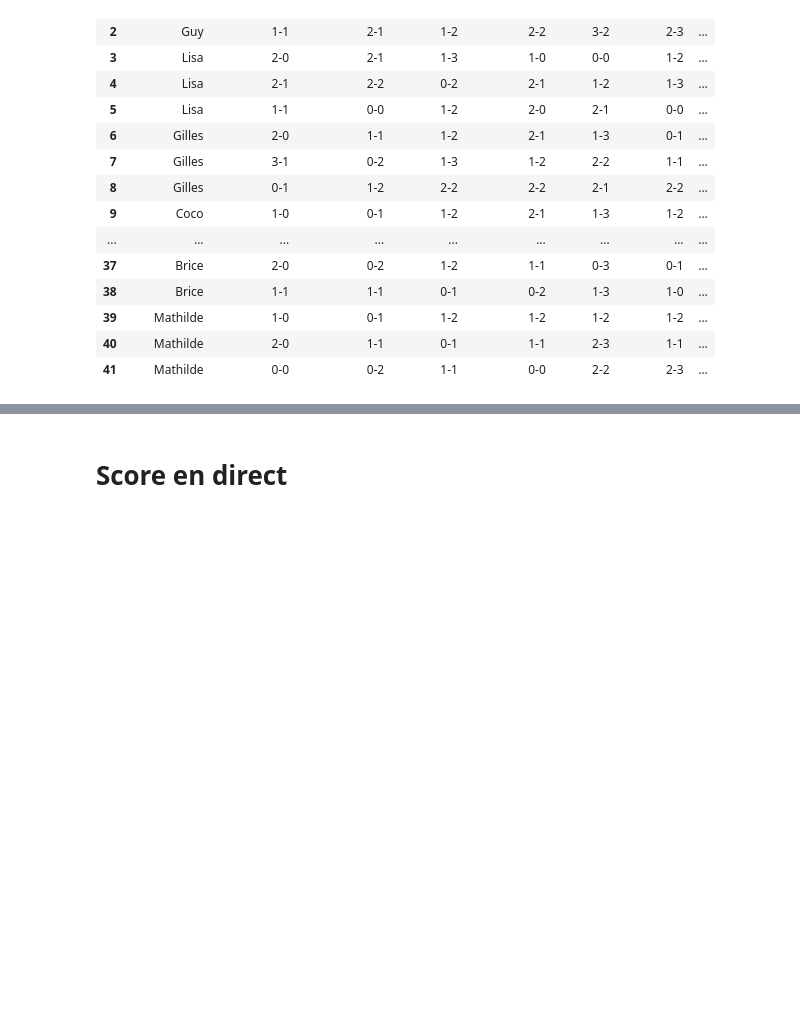
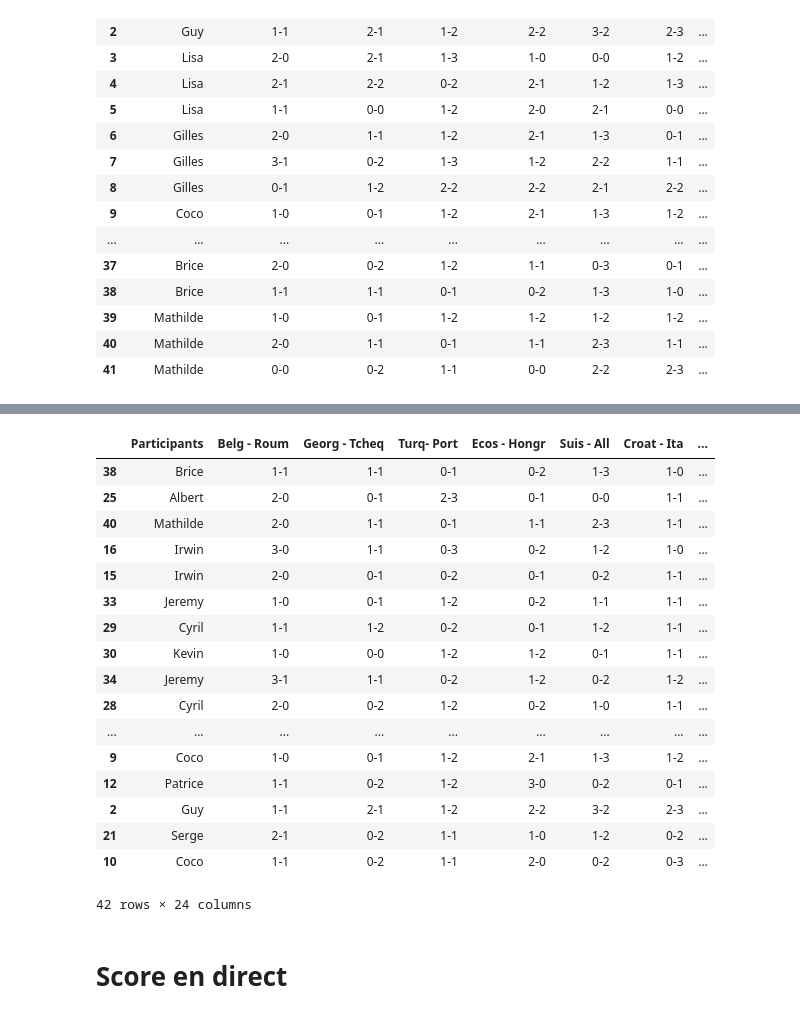
Before and after one commit to coraliegrobel/Classement, a Jupyter notebook: test2.ipynb, the cells around one changed output, grey strips where cells are left out. Saved outputs shown, nothing was run; the diff lists cells and outputs as text; code cells hidden in the pictures; blank space fills up the shorter version.

```diff
--- a/test2.ipynb
+++ b/test2.ipynb
@@ -130,3 +132,10 @@ df[affichage].sort_values("total_score", ascending = False)
 | 2 | Guy | 1-1 | 2-1 | 1-2 | 2-2 | 3-2 | 2-3 | ... |
 | 21 | Serge | 2-1 | 0-2 | 1-1 | 1-0 | 1-2 | 0-2 | ... |
 | 10 | Coco | 1-1 | 0-2 | 1-1 | 2-0 | 0-2 | 0-3 | ... |
+# %%
+
+aff = ['Participants', 'Belg - Roum', 'Georg - Tcheq', 'Turq- Port',
+       'Ecos - Hongr', 'Suis - All', 'Croat - Ita', 'Alban - Esp',
+       'Dan - Serb', 'Angl - Slo', 'Fra - Pol', 'Pays-B - Autri','Belg - Roum points', 'Georg - Tcheq points', 'Turq- Port points',
+       'Ecos - Hongr points', 'Suis - All points', 'Croat - Ita points', 'Alban - Esp points',
+       'Dan - Serb points', 'Angl - Slo points', 'Fra - Pol points', 'Pays-B - Autri points', "total_score"]
@@ -133,3 +144,24 @@ df[affichage].sort_values("total_score", ascending = False)
+# %%
+df[aff].sort_values("total_score", ascending = False)
+# %% [output]
+|  | Participants | Belg - Roum | Georg - Tcheq | Turq- Port | Ecos - Hongr | Suis - All | Croat - Ita | ... |
+| 38 | Brice | 1-1 | 1-1 | 0-1 | 0-2 | 1-3 | 1-0 | ... |
+| 25 | Albert | 2-0 | 0-1 | 2-3 | 0-1 | 0-0 | 1-1 | ... |
+| 40 | Mathilde | 2-0 | 1-1 | 0-1 | 1-1 | 2-3 | 1-1 | ... |
+| 16 | Irwin | 3-0 | 1-1 | 0-3 | 0-2 | 1-2 | 1-0 | ... |
+| 15 | Irwin | 2-0 | 0-1 | 0-2 | 0-1 | 0-2 | 1-1 | ... |
+| 33 | Jeremy | 1-0 | 0-1 | 1-2 | 0-2 | 1-1 | 1-1 | ... |
+| 29 | Cyril | 1-1 | 1-2 | 0-2 | 0-1 | 1-2 | 1-1 | ... |
+| 30 | Kevin | 1-0 | 0-0 | 1-2 | 1-2 | 0-1 | 1-1 | ... |
+| 34 | Jeremy | 3-1 | 1-1 | 0-2 | 1-2 | 0-2 | 1-2 | ... |
+| 28 | Cyril | 2-0 | 0-2 | 1-2 | 0-2 | 1-0 | 1-1 | ... |
+| ... | ... | ... | ... | ... | ... | ... | ... | ... |
+| 9 | Coco | 1-0 | 0-1 | 1-2 | 2-1 | 1-3 | 1-2 | ... |
+| 12 | Patrice | 1-1 | 0-2 | 1-2 | 3-0 | 0-2 | 0-1 | ... |
+| 2 | Guy | 1-1 | 2-1 | 1-2 | 2-2 | 3-2 | 2-3 | ... |
+| 21 | Serge | 2-1 | 0-2 | 1-1 | 1-0 | 1-2 | 0-2 | ... |
+| 10 | Coco | 1-1 | 0-2 | 1-1 | 2-0 | 0-2 | 0-3 | ... |
+42 rows × 24 columns
 # %% [markdown]
 # Score en direct
 # %%
```
Also changed, not shown: parts of 6 cells of this notebook, 2 other files.
